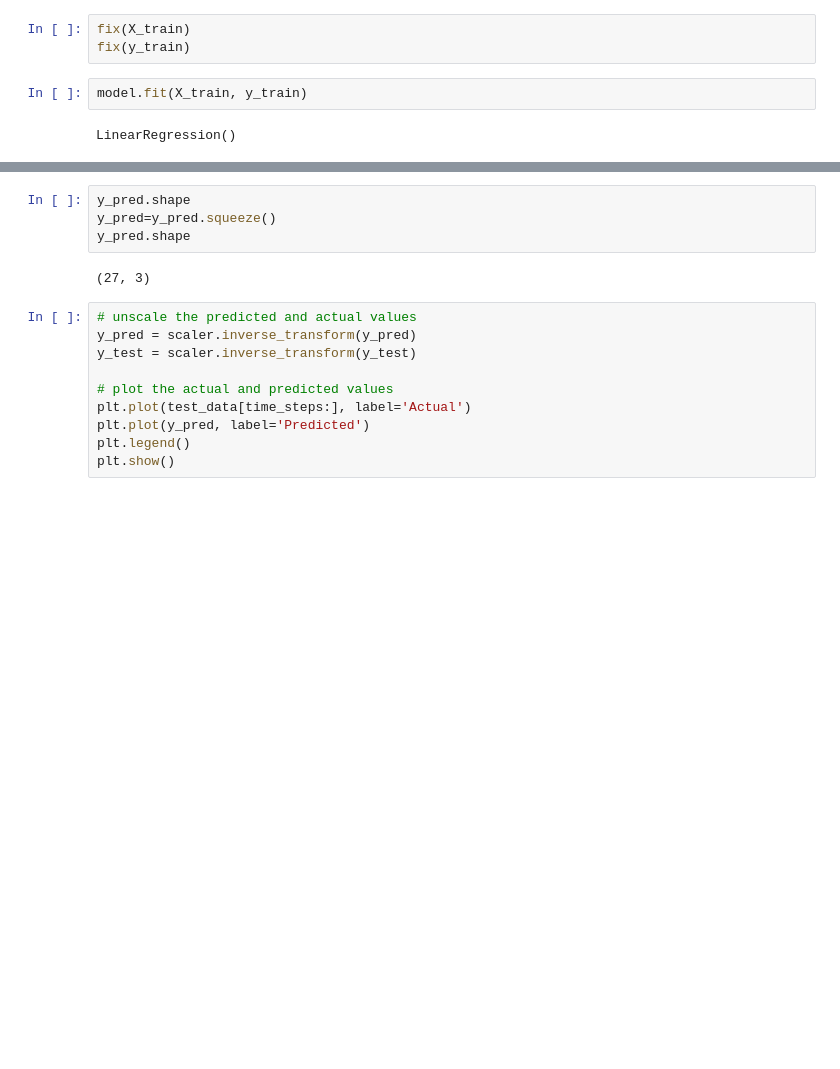
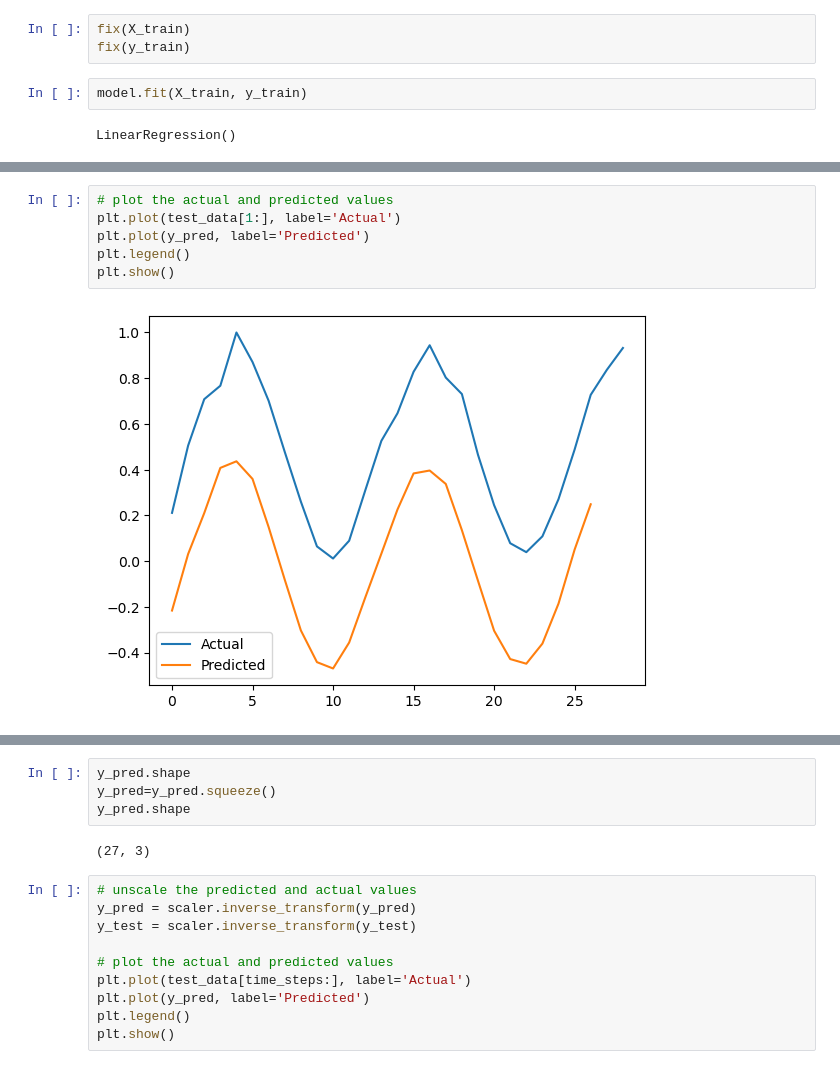
Before and after one commit to dtrad/chatGPTcodes, a Jupyter notebook: timeseries.ipynb, the cells around one changed output, grey strips where cells are left out. Saved outputs shown, nothing was run; the diff lists cells and outputs as text; blank space fills up the shorter version.

```diff
--- a/timeseries.ipynb
+++ b/timeseries.ipynb
@@ -151,3 +156,11 @@ Epoch 50/50
+# %%
+# plot the actual and predicted values
+plt.plot(test_data[1:], label='Actual')
+plt.plot(y_pred, label='Predicted')
+plt.legend()
+plt.show()
+# %% [output]
+[figure, added]
 # %%
 time_steps = 3
 X_train, y_train = create_dataset(train_data, train_data, time_steps)
```
Also changed, not shown: parts of 7 cells of this notebook.
